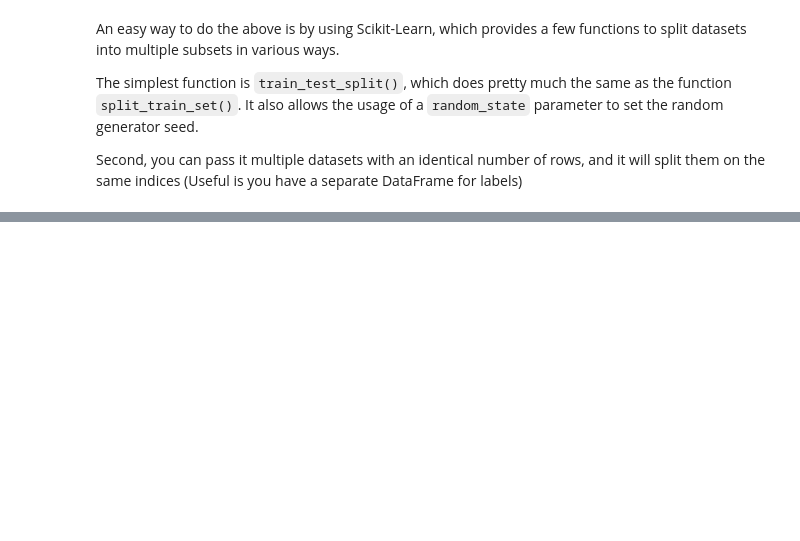
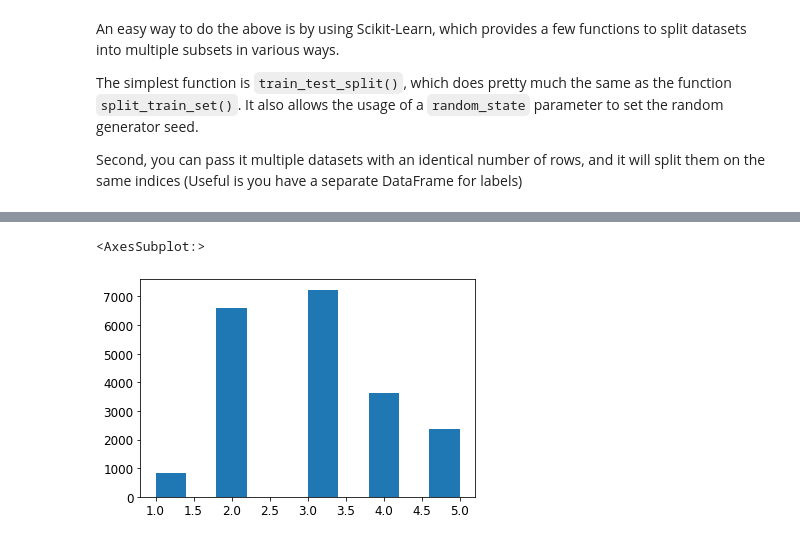
Before and after one commit to sbarrios93/handson-ml2-selfstudy, a Jupyter notebook: chapter_2.ipynb, the cells around one changed output, grey strips where cells are left out. Saved outputs shown, nothing was run; the diff lists cells and outputs as text; code cells hidden in the pictures; blank space fills up the shorter version.

```diff
--- a/chapter_2.ipynb
+++ b/chapter_2.ipynb
@@ -212,0 +212,10 @@ train_set
+# %%
+# the following code will stratify the data by adding a new column stating where each row falls
+housing["income_cat"] = pd.cut(housing["median_income"],
+                               bins=[0., 1.5, 3.0, 4.5, 6., np.inf],
+                               labels=[1, 2, 3, 4, 5])
+# %%
+housing["income_cat"].hist(grid=False)
+# %% [output]
+<AxesSubplot:>
+[figure, added]
```
Also changed, not shown: parts of 5 cells of this notebook.
